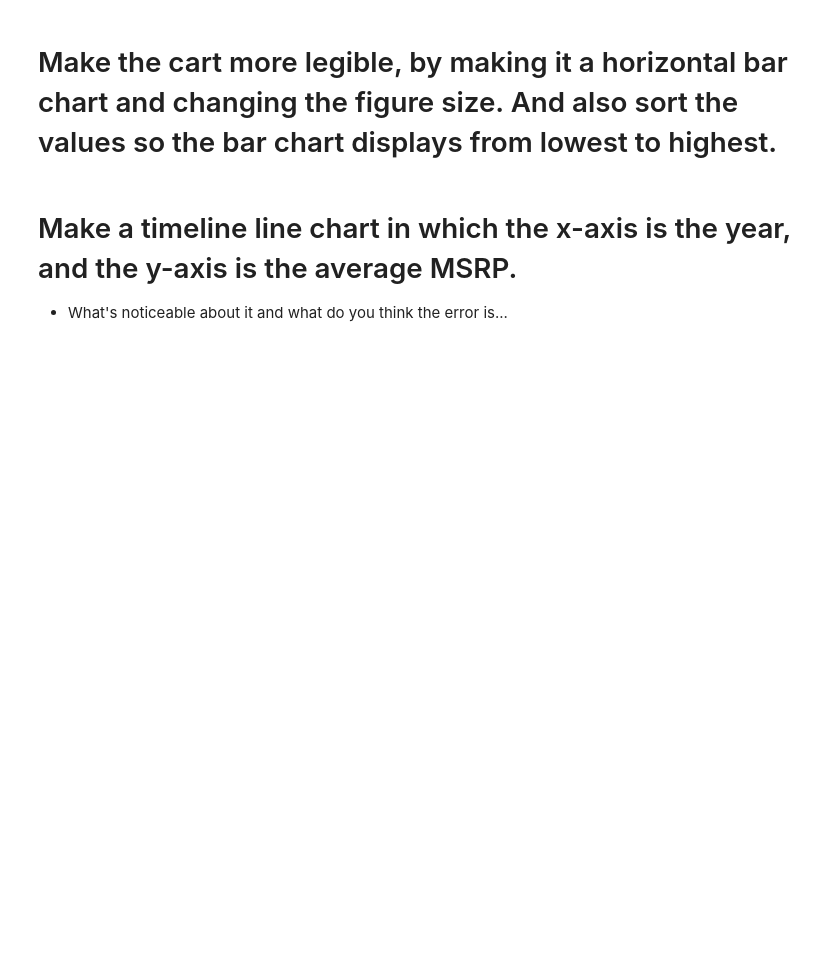
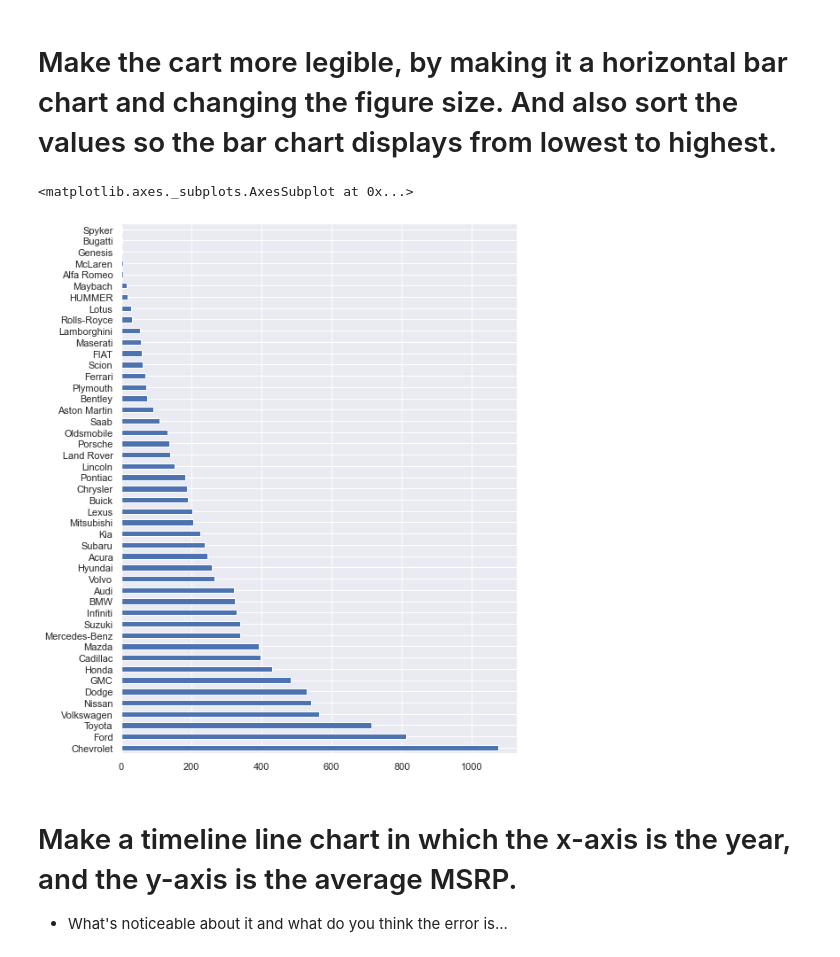
Before and after one commit to aleksgeorgi/2022-fall-data-science, a Jupyter notebook: Week-02-EDA/Exercise-EDA.ipynb, the cells around one changed output. Drawn from its saved outputs; the diff is of its cells as text; code cells hidden in the pictures; blank space fills up the shorter version.

```diff
--- a/Week-02-EDA/Exercise-EDA.ipynb
+++ b/Week-02-EDA/Exercise-EDA.ipynb
@@ -71,6 +150,11 @@ _Brand of car is the `Make` of the car._
 # Make the cart more legible, by making it a horizontal bar chart and changing the figure size.  And also sort the values so the bar chart displays from lowest to highest.
 # %%
 # Make the cart more legible, by making it a horizontal bar chart, sorting the values, and changing the figure size.
+
+df['Make'].value_counts().plot(sort_columns=True, kind='barh', figsize=(8,11))
+# %% [output]
+<matplotlib.axes._subplots.AxesSubplot at 0x...>
+[figure, added]
 # %% [markdown]
 # Make a timeline line chart in which the x-axis is the year, and the y-axis is the average MSRP.
 * What's noticeable about it and what do you think the error is...
```
Also changed, not shown: parts of 41 cells of this notebook.
